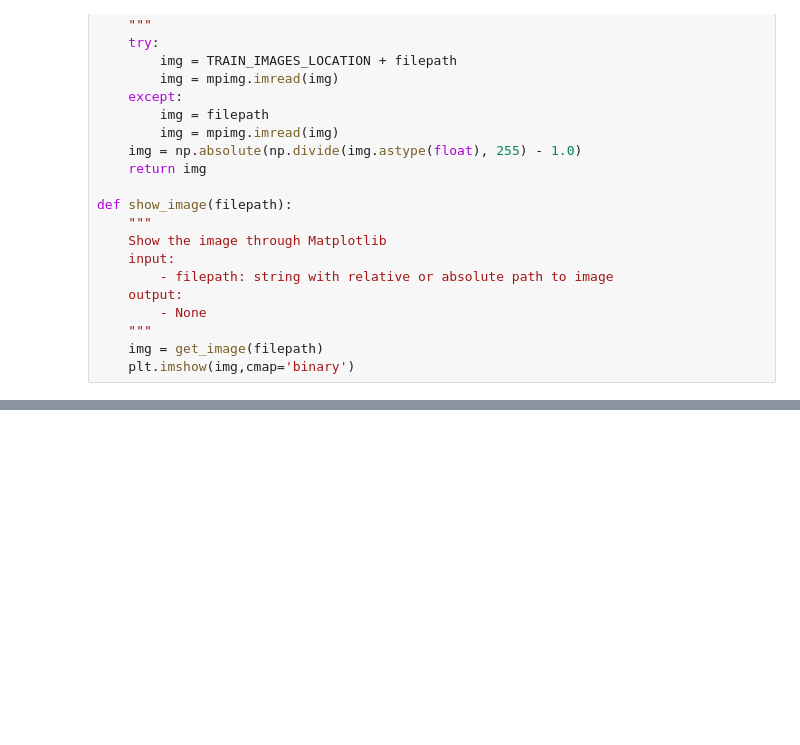
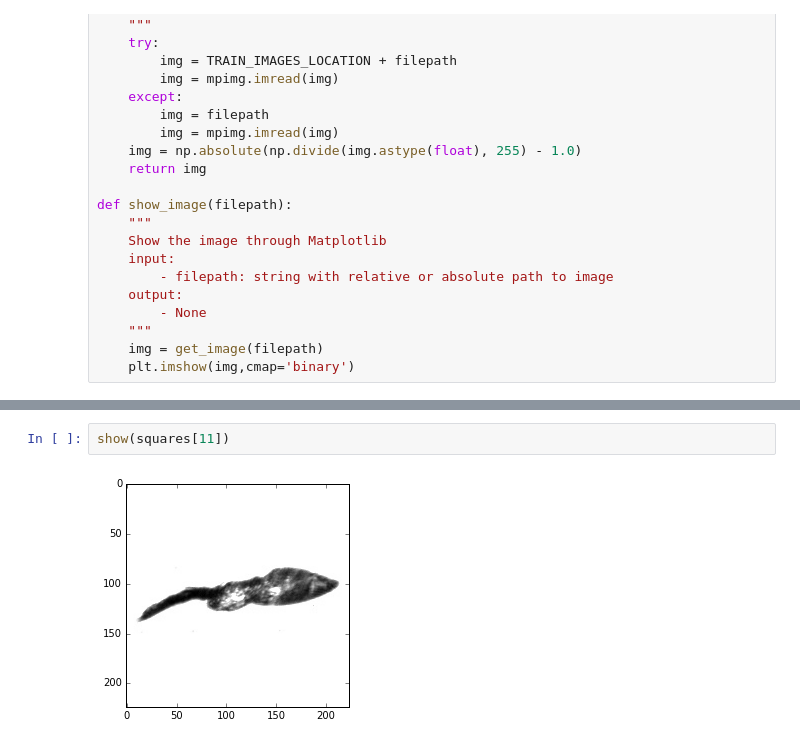
Before and after one commit to joosthere/aml_kaggle, a Jupyter notebook: notebooks/explore.ipynb, the cells around one changed output, grey strips where cells are left out. Saved outputs shown, nothing was run; the diff lists cells and outputs as text; blank space fills up the shorter version.

```diff
--- a/notebooks/explore.ipynb
+++ b/notebooks/explore.ipynb
@@ -108,0 +163,4 @@ show_image(train_labels.sample(n=1).iloc[0]['image'])
+# %%
+show(squares[11])
+# %% [output]
+[figure, added]
```
Also changed, not shown: parts of 10 cells of this notebook, 1 other file.
